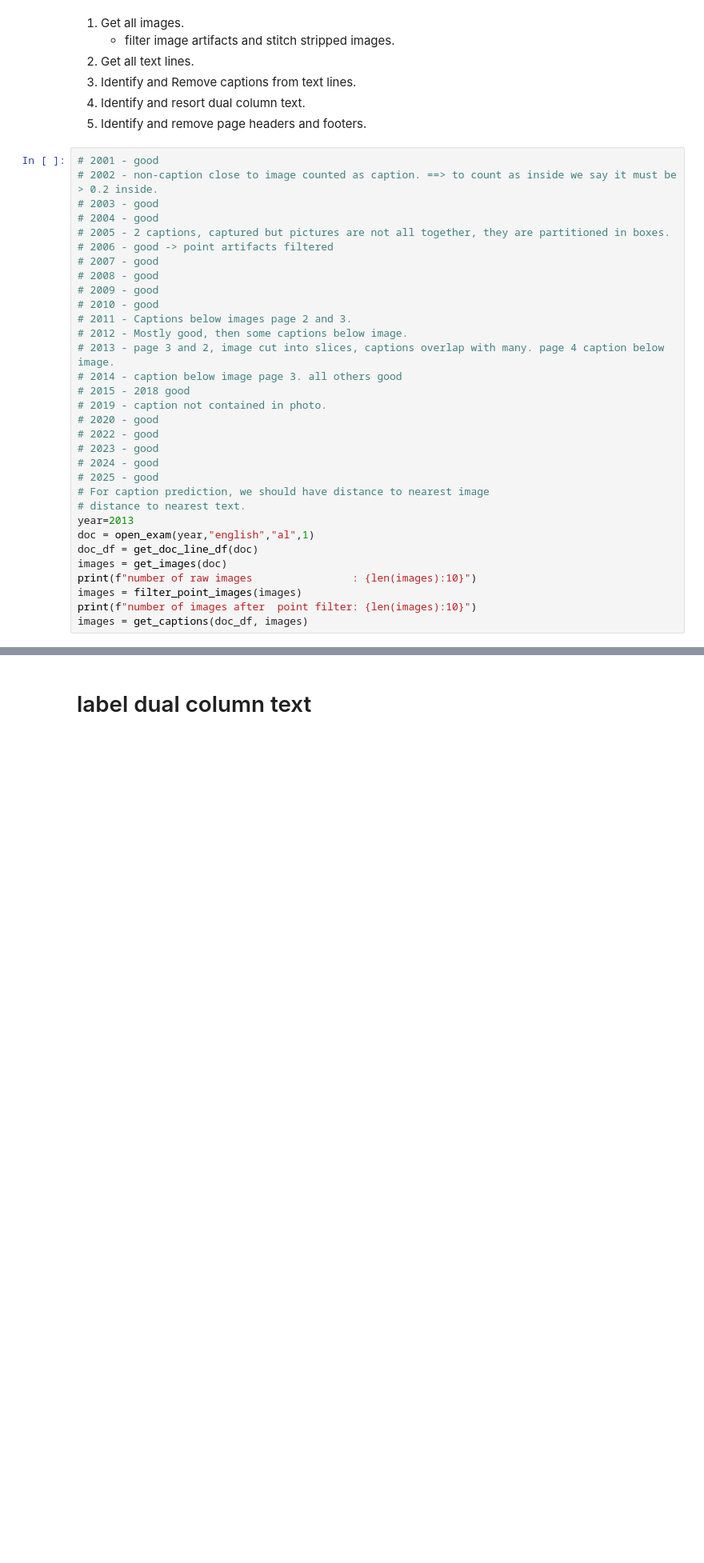
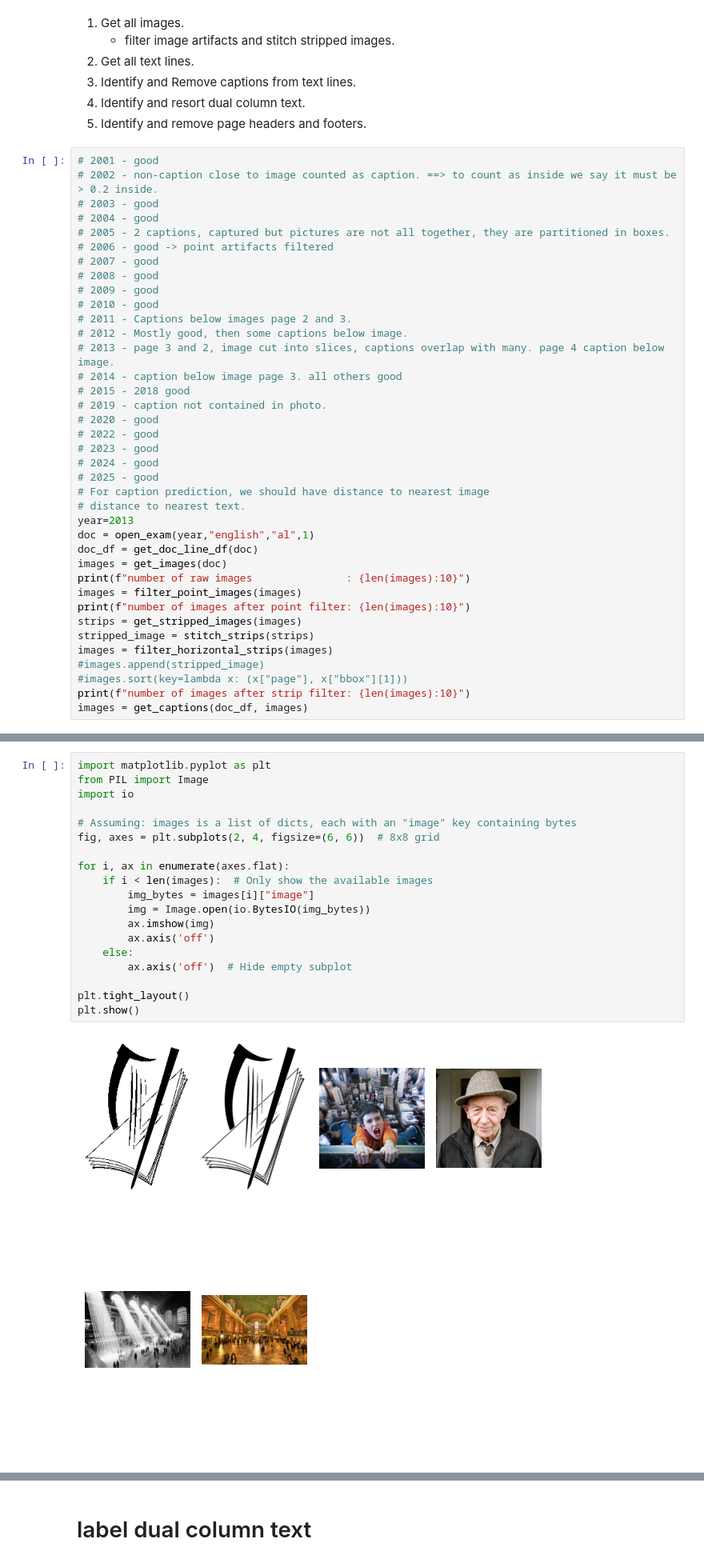
Before and after one commit to DSP-Tan/ogham-cloud, a Jupyter notebook: pdf_scraper/research/examAsLines.ipynb, the cells around one changed output, grey strips where cells are left out. Shown at 80% size. Drawn from its saved outputs; the diff is of its cells as text; blank space fills up the shorter version.

```diff
--- a/pdf_scraper/research/examAsLines.ipynb
+++ b/pdf_scraper/research/examAsLines.ipynb
@@ -57,8 +62,14 @@ year=2013
 doc = open_exam(year,"english","al",1)
 doc_df = get_doc_line_df(doc)
 images = get_images(doc)
-print(f"number of raw images                : {len(images):10}")
+print(f"number of raw images               : {len(images):10}")
 images = filter_point_images(images)
-print(f"number of images after  point filter: {len(images):10}")
+print(f"number of images after point filter: {len(images):10}")
+strips = get_stripped_images(images)
+stripped_image = stitch_strips(strips)
+images = filter_horizontal_strips(images)
+#images.append(stripped_image)
+#images.sort(key=lambda x: (x["page"], x["bbox"][1]))
+print(f"number of images after strip filter: {len(images):10}")
 images = get_captions(doc_df, images)
 # %% [output]
@@ -80,5 +79,26 @@ number of images after  point filter:        260
          text  page
 133  IMAGE 2      3
+# %%
+import matplotlib.pyplot as plt
+from PIL import Image
+import io
+
+# Assuming: images is a list of dicts, each with an "image" key containing bytes
+fig, axes = plt.subplots(2, 4, figsize=(6, 6))  # 8x8 grid
+
+for i, ax in enumerate(axes.flat):
+    if i < len(images):  # Only show the available images
+        img_bytes = images[i]["image"]
+        img = Image.open(io.BytesIO(img_bytes))
+        ax.imshow(img)
+        ax.axis('off')
+    else:
+        ax.axis('off')  # Hide empty subplot
+
+plt.tight_layout()
+plt.show()
+# %% [output]
+[figure, added]
 # %%
 def bbox_distance(bbox1, bbox2):
     """
```
Also changed, not shown: parts of 15 cells of this notebook, 3 other files.
